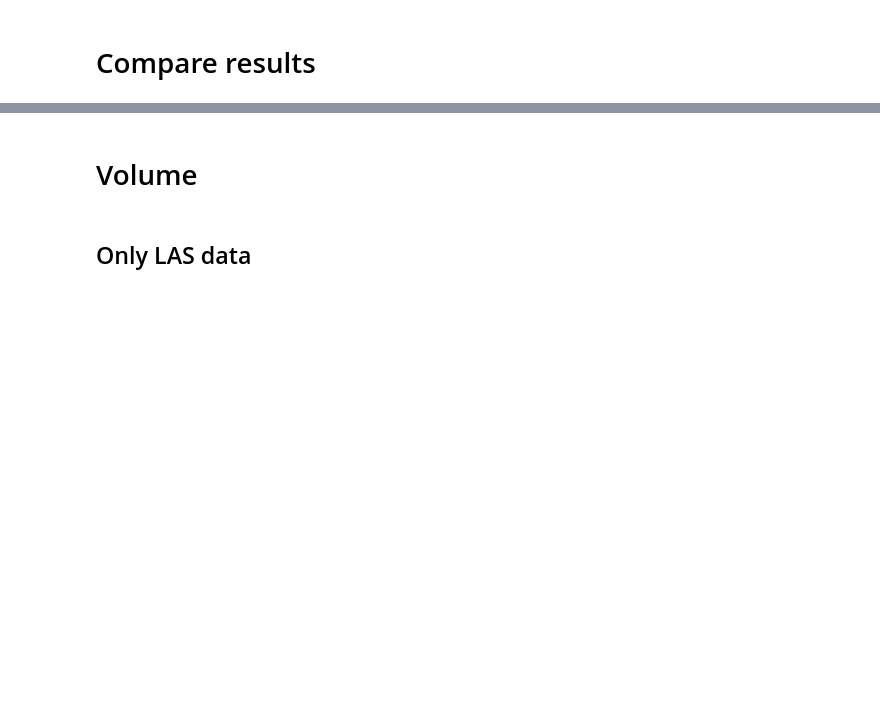
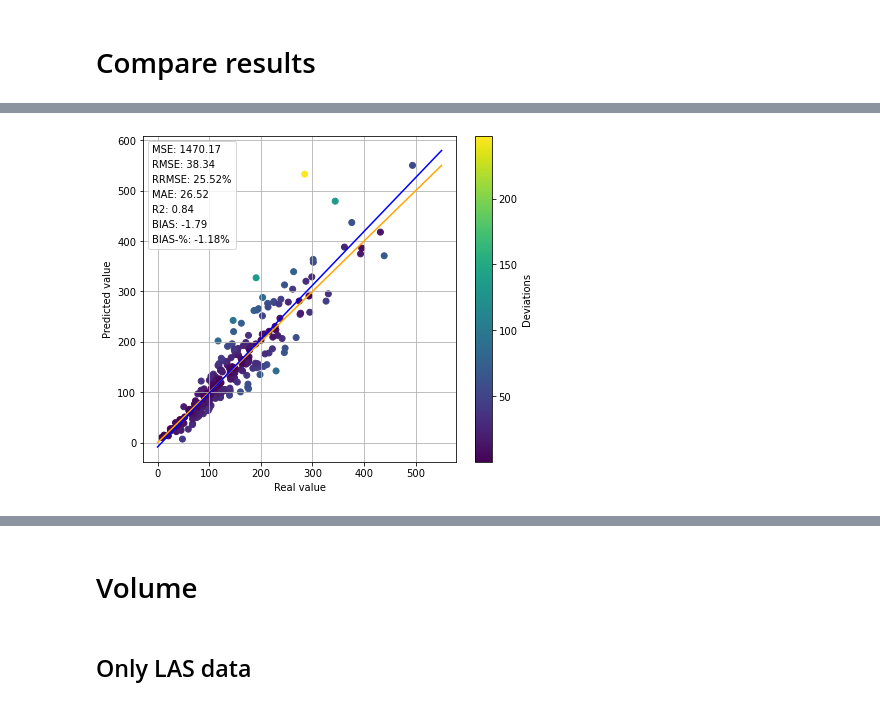
Before and after one commit to mayrajeo/enveco, a Jupyter notebook: scripts/Compare results.ipynb, the cells around one changed output, grey strips where cells are left out. Saved outputs shown, nothing was run; the diff lists cells and outputs as text; code cells hidden in the pictures; blank space fills up the shorter version.

```diff
--- a/scripts/Compare results.ipynb
+++ b/scripts/Compare results.ipynb
@@ -100,0 +121,5 @@ knn_results = knn_results.merge(test_df[cols], on='sampleplotid')
+# %%
+plot_regression_results(knn_results.v, knn_results.tot_pred_v)
+plt.show()
+# %% [output]
+[figure, added]
```
Also changed, not shown: parts of 26 cells of this notebook, 9 other files.
